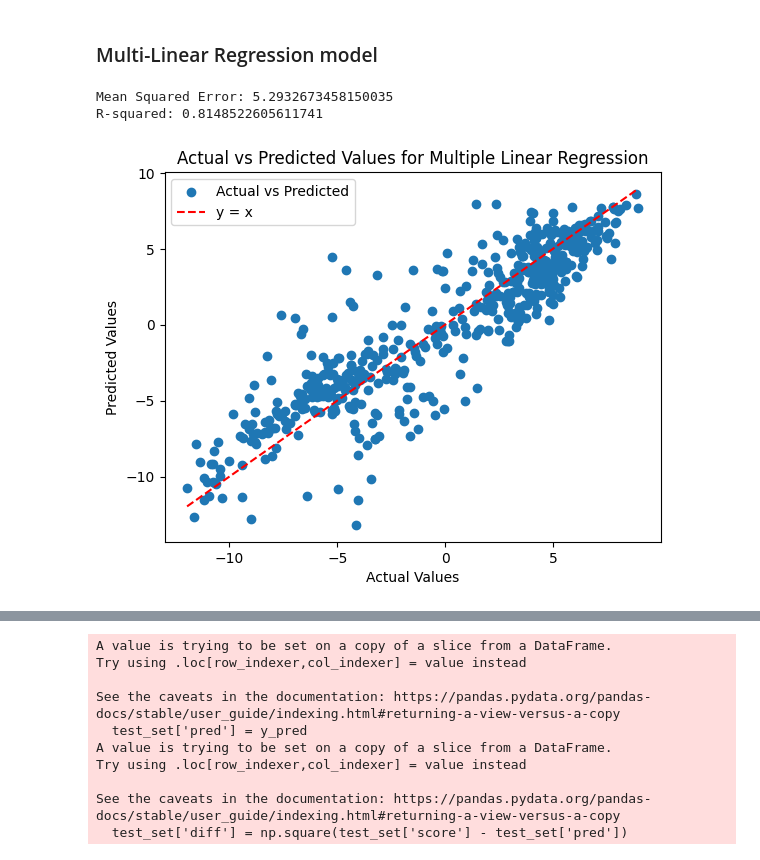
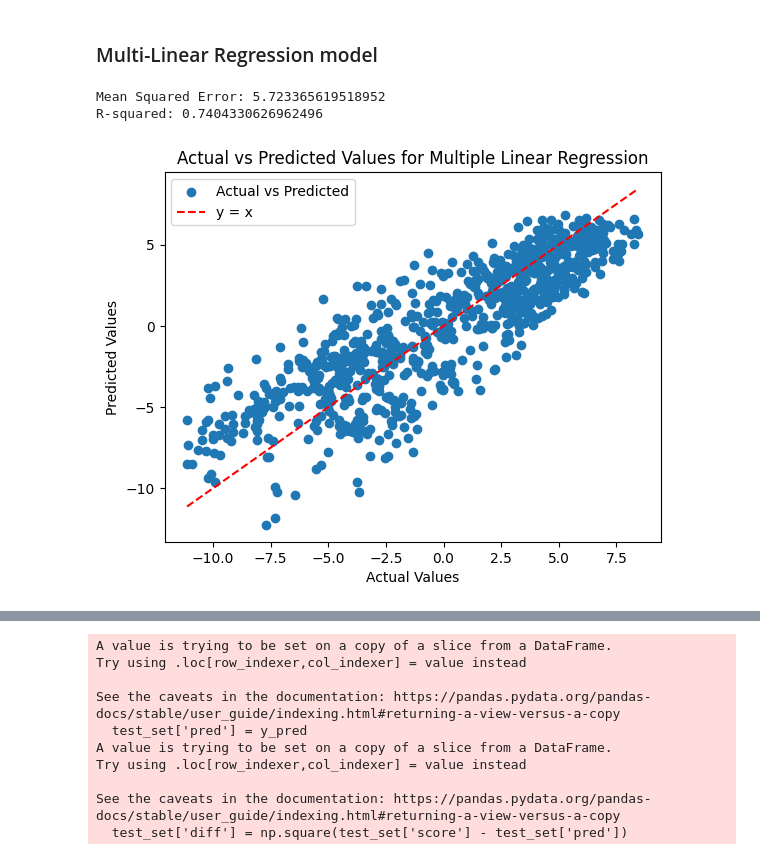
Before and after one commit to AliceSzzze/PrivGraph, a Jupyter notebook: notebooks/overallNormalizedMLR.ipynb, the cells around one changed output, grey strips where cells are left out. Drawn from its saved outputs; the diff is of its cells as text; code cells hidden in the pictures.

Commit message:
notebook and data upload

```diff
--- a/notebooks/overallNormalizedMLR.ipynb
+++ b/notebooks/overallNormalizedMLR.ipynb
@@ -37,7 +37,13 @@ for file in csv_files:
     # Check if the string matches the pattern
     if match:
         # Extract values from the match object
-        df['dataset'] = match.group(1)
+        name = match.group(1)
+        # skip incomplete datasets
+        if name in ['Enron', 'Gaza']:
+            continue
+        else:
+            df['dataset'] = name
+
         e1 = float(match.group(3))
         df['e1'] = e1
         e2 = float(match.group(4))
@@ -46,6 +52,7 @@ for file in csv_files:
     else:
         print(file + " doesn't match!")
         continue
+
 
     dfs.append(df)
 
@@ -84,7 +91,7 @@ for dataset in datasets:
 
 dfs.loc[:, metrics] = dfs.loc[:, metrics].apply(zscore)
 
-dfs['density'] = dfs['edges']/dfs['nodes']
+dfs['avg deg'] = (dfs['edges']/dfs['nodes'])*2
 
 # invert certain metrics that are better when the values are smaller
 for col in ['evc_MAE','deg_kl', 'diam_rel','cc_rel','mod_rel']:
@@ -128,58 +186,38 @@ dfs[dfs['dataset'] == "Chamelon"][dfs['eps'] == 0.5].nlargest(10, "score")
 # %%
 # construct other predictors for the model from parameters
 dfs['eps*N'] = dfs['eps'] * dfs['N']
 dfs['(eps*N)**2'] = dfs['eps*N']**2
 dfs['eps**2'] =  np.square(dfs['eps'])
-dfs['e1*e2'] = dfs['e1'] * dfs['e2']
+dfs['e1*e2'] = dfs['e1'] * dfs['e2'] *dfs['eps**2']
 dfs['e1**2'] = np.square(dfs['e1'])
 dfs['e2**2'] = np.square(dfs['e2'])
 dfs['N**2'] = np.square(dfs['N'])
 dfs['N**3'] = np.power(dfs['N'], 3)
 dfs['N*e1'] = dfs['N'] * (dfs['e1'] - dfs['e1**2'])
 dfs['N*e2'] = dfs['N'] * (dfs['e2'] - dfs['e1**2'])
 dfs['(e1+e2)/e3'] = dfs['e1'] + dfs['e2'] / dfs['e3']
 dfs['e1*eps'] = dfs['e1'] * dfs['eps']
 dfs['e2*eps'] = dfs['e2'] * dfs['eps']
 dfs['(e1*eps)**2'] = np.square(dfs['e1*eps'])
 dfs['(e2*eps)**2'] = np.square(dfs['e2*eps'])
 dfs['N*e1*eps'] = dfs['N'] * dfs['e1*eps']
 dfs['N*e2*eps'] = dfs['N'] * dfs['e2*eps']
-
+dfs['nodes**2'] = np.square(dfs['nodes'])
+dfs['edges**2'] = np.square(dfs['edges'])
+dfs['avg deg*e2*eps'] = dfs['avg deg']*dfs['e2*eps']
+dfs['avg deg*e1*eps'] = dfs['avg deg']*dfs['e1*eps']
+dfs['avg deg*e1/e2'] = dfs['avg deg']*dfs['e1']/dfs['e2']
 variables = ['eps', 'N', 'e1', 'e2', 'eps*N', 'e1**2', 'e2**2', 'eps**2', 'e1*e2', 'N*e1', 'N*e2',\
-    '(e1+e2)/e3', 'N**2', 'N**3', 'e1*eps', 'e2*eps', '(e1*eps)**2', '(e2*eps)**2', 'N*e1*eps', 'N*e2*eps', 'nodes', 'edges', 'density', '(eps*N)**2']
+    '(e1+e2)/e3', 'N**2', 'N**3', 'e1*eps', 'e2*eps', '(e1*eps)**2', '(e2*eps)**2', 'N*e1*eps', \
+        'N*e2*eps', 'nodes', 'edges', 'avg deg', '(eps*N)**2', 'nodes**2', 'edges**2', 'avg deg*e2*eps', 'avg deg*e1*eps']
 # Split the data into features (X) and target variable (y)
 X = dfs[variables]
 y = dfs['score']
 
-# Split the data into training and testing sets
-X_train, X_test, y_train, y_test = train_test_split(X, y, test_size=0.2)
-
 # Initialize the linear regression model
-model = LinearRegression()
-
-# Train the model
-model.fit(X_train, y_train)
-
-# Make predictions on the test set
-y_pred = model.predict(X_test)
-
-# Evaluate the model
-mse = mean_squared_error(y_test, y_pred)
-r2 = r2_score(y_test, y_pred)
-
-print(f'Mean Squared Error: {mse}')
-print(f'R-squared: {r2}')
-
-# Plot the predicted vs actual values
-plt.scatter(y_test, y_pred, label='Actual vs Predicted')
-plt.plot([min(y_test), max(y_test)], [min(y_test), max(y_test)], '--', color='red', label='y = x')
-plt.xlabel('Actual Values')
-plt.ylabel('Predicted Values')
-plt.title('Actual vs Predicted Values for Multiple Linear Regression')
-plt.legend()
-plt.show()
+model = linear_regression_train_test_split(X,y)
 # %% [output]
-Mean Squared Error: 5.2932673458150035
-R-squared: 0.8148522605611741
+Mean Squared Error: 5.723365619518952
+R-squared: 0.7404330626962496
-[figure, old version]
+[figure, new version]
 # %%
```
Also changed, not shown: parts of 29 cells of this notebook, 6 other files.
